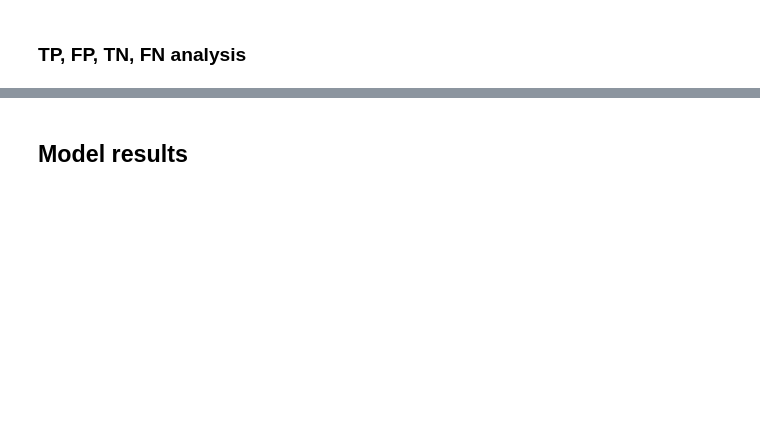
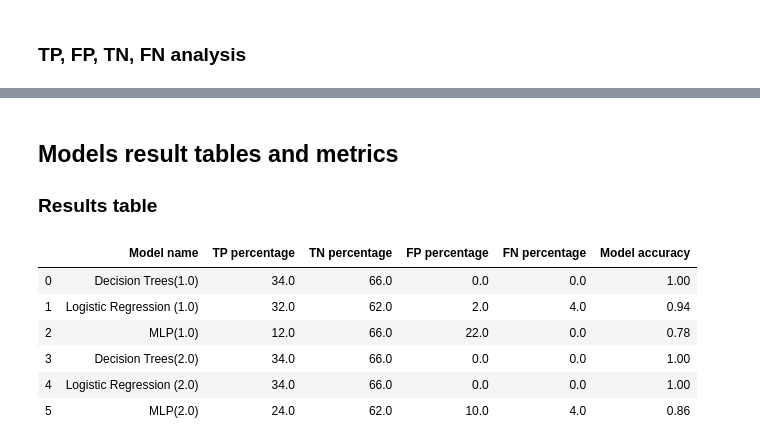
Before and after one commit to Kikumu/Datamining, a Jupyter notebook: ACW-part-2.ipynb, the cells around one changed output, grey strips where cells are left out. Drawn from its saved outputs; the diff is of its cells as text; code cells hidden in the pictures; blank space fills up the shorter version.

```diff
--- a/ACW-part-2.ipynb
+++ b/ACW-part-2.ipynb
@@ -2736,16 +2803,15 @@ y_test = y_test.astype('int')##makes sure values are transformed into int type
 # %% [markdown]
 ## Modelling 2.0(Decision trees)
 # %%
-model = tree.DecisionTreeClassifier(criterion = 'gini', random_state = 100)
-model.fit(X_train, y_train)
-print(model.score(X_test, y_test))
-
-
+model4 = tree.DecisionTreeClassifier(criterion = 'gini', random_state = 100)
+model4.fit(X_train, y_train)
+print(model4.score(X_test, y_test))
+model_score4 = model4.score(X_test, y_test)
 model_predictions  = []
 actual_predictions = []
 for X, y in zip(X_test, y_test):
     ##print(f"Model: {model.predict([X])[0]}, Actual: {y}")
-    model_predictions.append(model.predict([X])[0])
+    model_predictions.append(model4.predict([X])[0])
     actual_predictions.append(y)
 # %% [output]
 1.0
@@ -2782,7 +2890,8 @@ Total Test Cases: 50
 # %% [markdown]
 ## (Modelling 2.1)Logistic regression
 # %%
-model = LogisticRegression()
-model.fit(X_train, y_train)
-print(model.score(X_test, y_test))
+model5 = LogisticRegression(max_iter=10000)
+model5.fit(X_train, y_train)
+print(model5.score(X_test, y_test))
+model_score5 = model5.score(X_test, y_test)
 # %% [output]
@@ -2821,7 +2972,8 @@ Total Test Cases: 50
 ## (Modelling 2.2)MLP
 # %%
 from sklearn.neural_network import MLPClassifier
-model = MLPClassifier(solver='sgd', max_iter=500000, hidden_layer_sizes=(10,20,30,35,45,30,40,50,20,10), random_state=42)
-trained_model = model.fit(X_train,y_train)
+model6 = MLPClassifier(solver='sgd', max_iter=500000, hidden_layer_sizes=(10,20,30,35,45,30,40,50,20,10), random_state=42, epsilon=0.80)
+trained_model = model6.fit(X_train,y_train)
 print(trained_model.score(X_test, y_test))
+model_score6 = trained_model.score(X_test, y_test)
 # %% [output]
@@ -2859,2 +3054,25 @@ Total Test Cases: 50
-# %% [markdown]
-## Model results
+# %% [markdown]
+## Models result tables and metrics
+### Results table
+# %%
+##display model results (tp,fp,tn,fn) and metrics on a table
+
+Results = {'Model name': ['Decision Trees(1.0)','Logistic Regression (1.0)','MLP(1.0)','Decision Trees(2.0)','Logistic Regression (2.0)','MLP(2.0)'],
+        'TP percentage': [true_positives1,true_positives2,true_positives3,true_positives4,true_positives5,true_positives6],
+           'TN percentage': [true_negatives1,true_negatives2,true_negatives3,true_negatives4,true_negatives5,true_negatives6],
+           'FP percentage': [false_positives1,false_positives2,false_positives3,false_positives4,false_positives5,false_positives6],
+           'FN percentage': [false_negatives1,false_negatives2,false_negatives3,false_negatives4,false_negatives5,false_negatives6],
+           'Model accuracy':[model_score1,model_score2,model_score3,model_score4,model_score5,model_score6]
+          }
+#from pandas import DataFrame
+Results_df = pd.DataFrame(Results, columns= ['Model name', 'TP percentage','TN percentage','FP percentage','FN percentage', 'Model accuracy'])
+# %%
+Results_df
+# %% [output]
+|  | Model name | TP percentage | TN percentage | FP percentage | FN percentage | Model accuracy |
+| 0 | Decision Trees(1.0) | 34.0 | 66.0 | 0.0 | 0.0 | 1.00 |
+| 1 | Logistic Regression (1.0) | 32.0 | 62.0 | 2.0 | 4.0 | 0.94 |
+| 2 | MLP(1.0) | 12.0 | 66.0 | 22.0 | 0.0 | 0.78 |
+| 3 | Decision Trees(2.0) | 34.0 | 66.0 | 0.0 | 0.0 | 1.00 |
+| 4 | Logistic Regression (2.0) | 34.0 | 66.0 | 0.0 | 0.0 | 1.00 |
+| 5 | MLP(2.0) | 24.0 | 62.0 | 10.0 | 4.0 | 0.86 |
```
Also changed, not shown: parts of 50 cells of this notebook.
